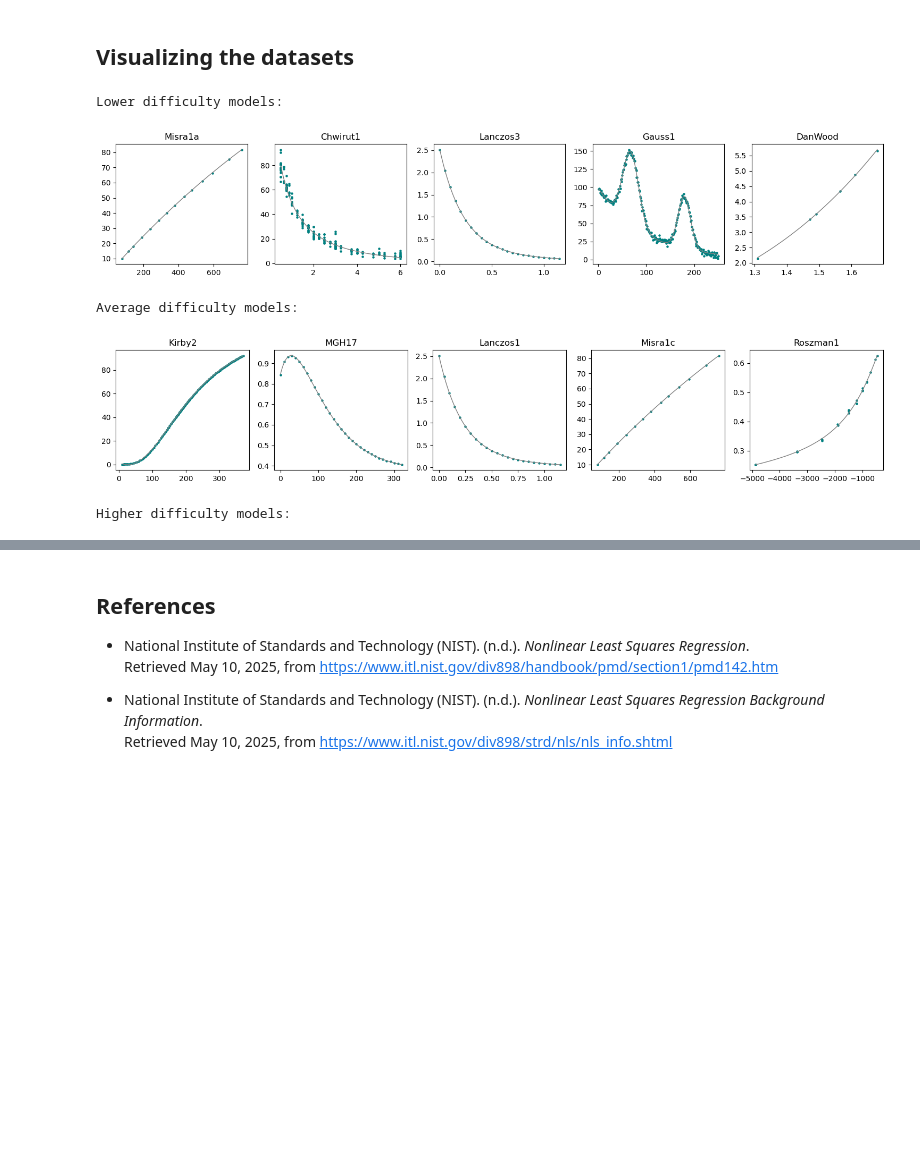
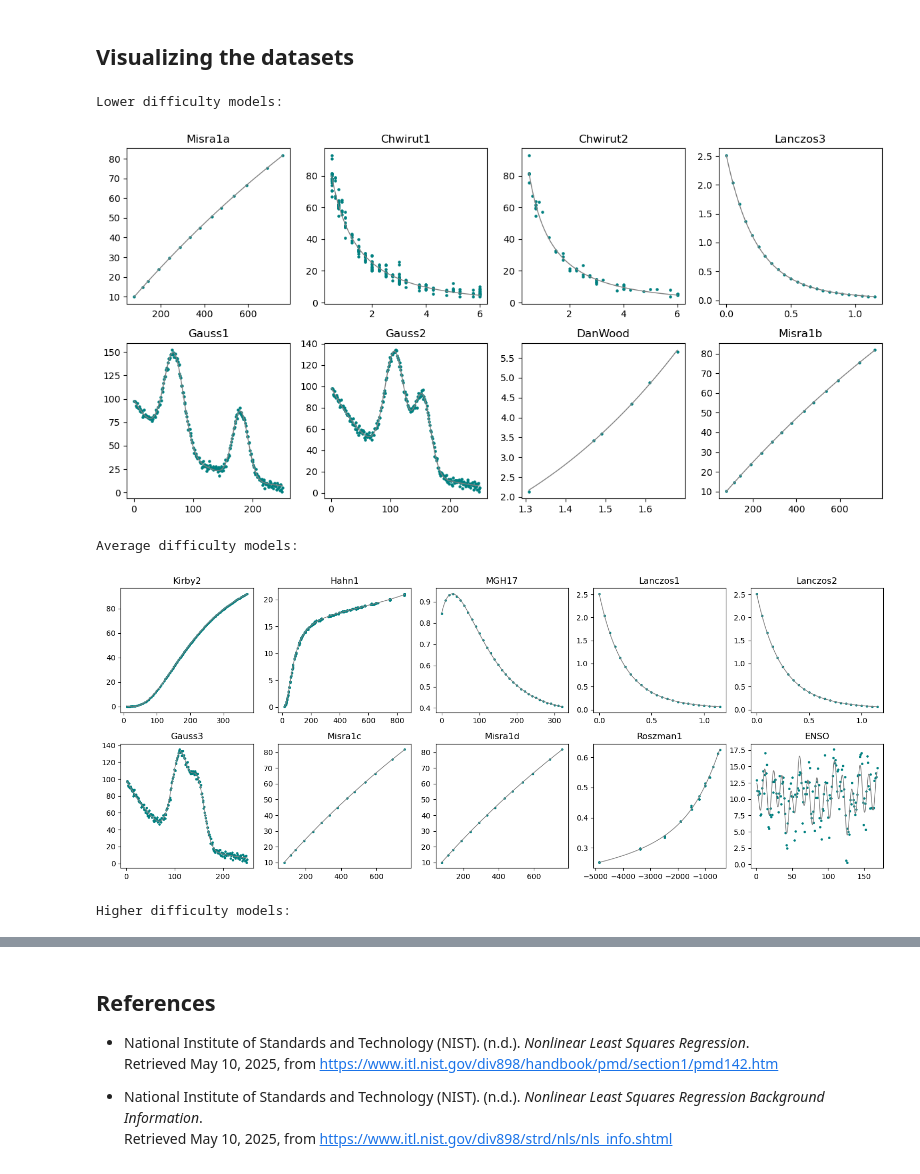
Before and after one commit to Tamarov128/nonlinear-regression-deamc, a Jupyter notebook: notebooks/nonlinear_regression_models.ipynb, the cells around one changed output, grey strips where cells are left out. Saved outputs shown, nothing was run; the diff lists cells and outputs as text; code cells hidden in the pictures; blank space fills up the shorter version.

Commit message:
Plot all 26 benchmark datasets

```diff
--- a/notebooks/nonlinear_regression_models.ipynb
+++ b/notebooks/nonlinear_regression_models.ipynb
@@ -64,37 +78,45 @@ It includes both generated and "real-world" nonlinear least squares problems of
 # %%
 import sys
 sys.path.append("../")  # Add project root to Python path
-from nist_models.nist_models import NISTModel
+from nist_models.models.nist_models import NISTModel
 import matplotlib.pyplot as plt
 import numpy as np
 
-model_names = [["Misra1a", "Chwirut1", "Lanczos3", "Gauss1", "DanWood"],
-  ["Kirby2", "MGH17", "Lanczos1", "Misra1c", "Roszman1"],
-  ["Thurber", "Rat42", "MGH10", "Eckerle4", "Bennett5"]]
+model_names = [
+  # Lower difficulty
+  ["Misra1a", "Chwirut1", "Chwirut2", "Lanczos3", "Gauss1", "Gauss2", "DanWood", "Misra1b"],
+  # Average difficulty
+  ["Kirby2", "Hahn1", "MGH17", "Lanczos1", "Lanczos2", "Gauss3", "Misra1c", "Misra1d", "Roszman1", "ENSO"],
+  # Higher difficulty
+  ["MGH09", "Thurber", "BoxBOD", "Rat42", "MGH10", "Eckerle4", "Rat43", "Bennett5"]
+]
 model_difficulties = ["Lower", "Average", "Higher"]
 
 for batch in range(3):
   print(f"{model_difficulties[batch]} difficulty models:")
-  fig, axes = plt.subplots(1, 5, figsize=(15, 3))
+  if batch == 1:
+    fig, axes = plt.subplots(2, 5, figsize=(15, 6))
+  else:
+    fig, axes = plt.subplots(2, 4, figsize=(12, 6))
 
-  for ax, title in zip(axes, model_names[batch]):
+  for ax, title in zip(axes.flat, model_names[batch]):
     model = NISTModel(title)
     model_df = model.data()
     # Plot model function with certified parameters
     x = np.linspace(min(model_df['x']), max(model_df['x']), 500)
     f = np.zeros(500)
     for i in range(500):
       f[i] = model.evaluate(x[i], model.get_certified_values())
     ax.plot(x, f, linewidth=1, color='grey')
     # Plot observations
     ax.scatter(model_df['x'], model_df['y'], s=5, color='teal')
     ax.set_title(title)
 
   plt.tight_layout()
   plt.show()
 # %% [output]
 Lower difficulty models:
-[figure, old version]
+[figure, new version]
 Average difficulty models:
-[figure, old version]
+[figure, new version]
 Higher difficulty models:
```
Also changed, not shown: parts of 2 cells of this notebook.
